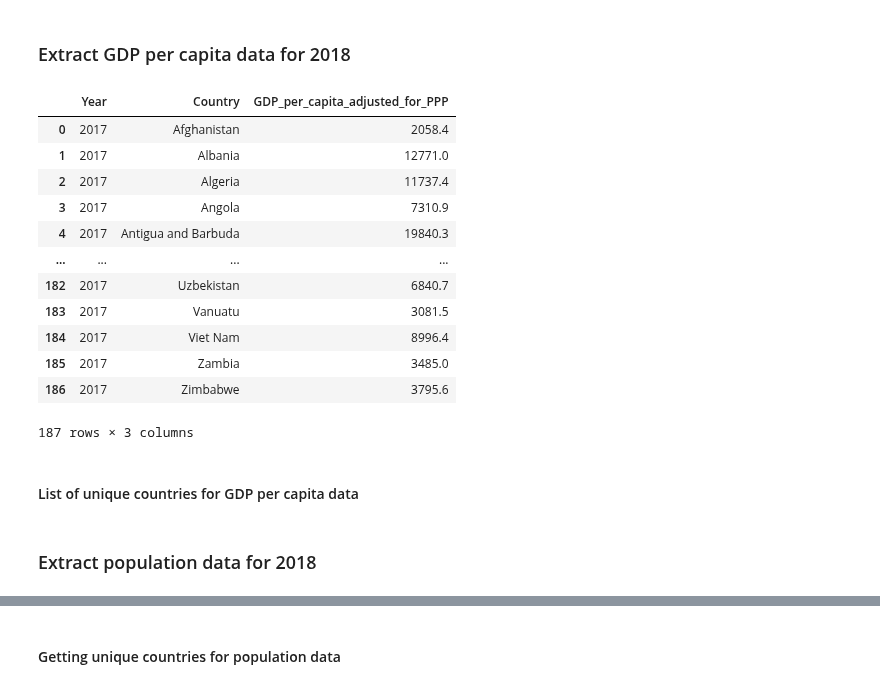
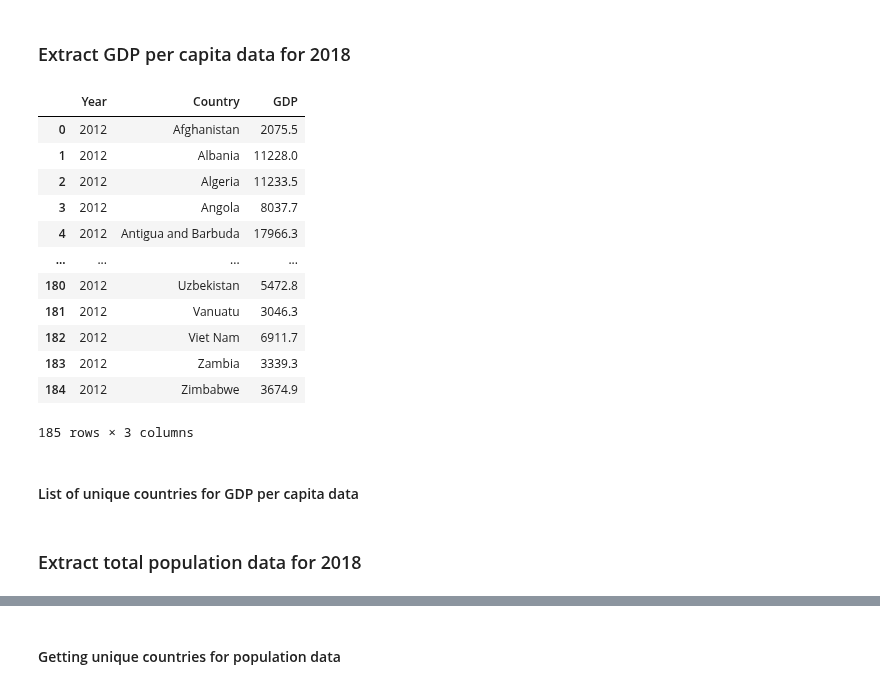
Before and after one commit to tanjoash/2D_data_driven_world, a Jupyter notebook: 2dwork/2D DDW.ipynb, the cells around one changed output, grey strips where cells are left out. Cells and saved outputs as stored; diff of their text form; code cells hidden in the pictures.

```diff
--- a/2dwork/2D DDW.ipynb
+++ b/2dwork/2D DDW.ipynb
@@ -90,27 +99,33 @@ df_min_cal_intake_countries = df2017_min_cal.Country.unique()
 # %% [markdown]
 ### Extract GDP per capita data for 2018
 # %%
+# read GDP, adjusted for PPP, per capita csv
 df_GDP = pd.read_csv("DDW_GDP per capita adjusted.csv")
+# extract values that are not missing
 df_GDP = df_GDP[(df_GDP["Value"].notna())]
-df2017_GDP = df_GDP[(df_GDP["Year"])==2017]
-df2017_GDP = df2017_GDP[["Year","Area","Value"]]
-df2017_GDP = df2017_GDP.rename(columns = {"Area": "Country", "Value":"GDP_per_capita_adjusted_for_PPP"})
-df2017_GDP = df2017_GDP.reset_index(drop=True)
-df2017_GDP
+# extract year 2013-2017 values
+dfyears_GDP = df_GDP[(df_GDP["Year"]==2012)]
+# extract year, country and value
+dfyears_GDP = dfyears_GDP[["Year","Area","Value"]]
+dfyears_GDP = dfyears_GDP.rename(columns = {"Area": "Country", "Value":"GDP"})
+# set index from 0
+dfyears_GDP = dfyears_GDP.reset_index(drop=True)
+# print data frame
+dfyears_GDP
 # %% [output]
-|  | Year | Country | GDP_per_capita_adjusted_for_PPP |
-| 0 | 2017 | Afghanistan | 2058.4 |
-| 1 | 2017 | Albania | 12771.0 |
-| 2 | 2017 | Algeria | 11737.4 |
-| 3 | 2017 | Angola | 7310.9 |
-| 4 | 2017 | Antigua and Barbuda | 19840.3 |
+|  | Year | Country | GDP |
+| 0 | 2012 | Afghanistan | 2075.5 |
+| 1 | 2012 | Albania | 11228.0 |
+| 2 | 2012 | Algeria | 11233.5 |
+| 3 | 2012 | Angola | 8037.7 |
+| 4 | 2012 | Antigua and Barbuda | 17966.3 |
 | ... | ... | ... | ... |
-| 182 | 2017 | Uzbekistan | 6840.7 |
-| 183 | 2017 | Vanuatu | 3081.5 |
-| 184 | 2017 | Viet Nam | 8996.4 |
-| 185 | 2017 | Zambia | 3485.0 |
-| 186 | 2017 | Zimbabwe | 3795.6 |
+| 180 | 2012 | Uzbekistan | 5472.8 |
+| 181 | 2012 | Vanuatu | 3046.3 |
+| 182 | 2012 | Viet Nam | 6911.7 |
+| 183 | 2012 | Zambia | 3339.3 |
+| 184 | 2012 | Zimbabwe | 3674.9 |
-187 rows × 3 columns
+185 rows × 3 columns
 # %% [markdown]
 #### List of unique countries for GDP per capita data
 # %%
@@ -118,2 +134,2 @@ df_GDP_countries = df2017_GDP.Country.unique()
 # %% [markdown]
-### Extract population data for 2018
+### Extract total population data for 2018
```
Also changed, not shown: parts of 43 cells of this notebook, 7 other files.
